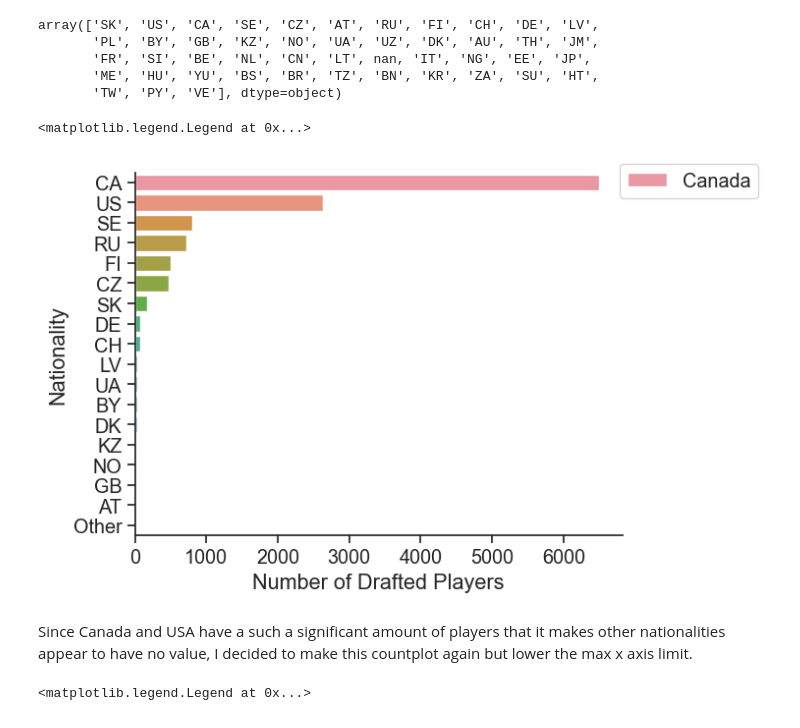
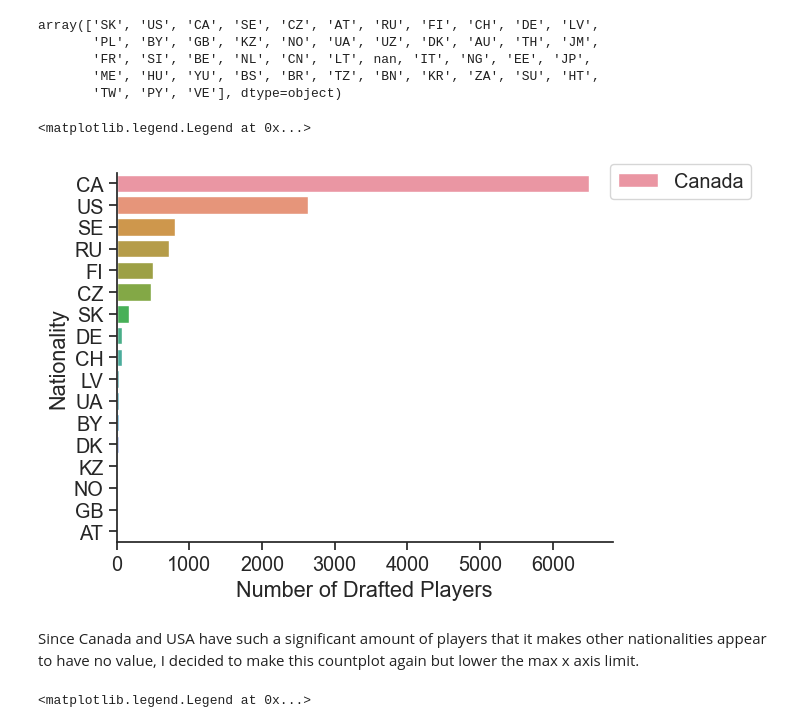
Before and after one commit to ubco-W2022T2-data301/project-group-group31, a Jupyter notebook: analysis/analysis2.ipynb, the cells around one changed output. Drawn from its saved outputs; the diff is of its cells as text; code cells hidden in the pictures.

```diff
--- a/analysis/analysis2.ipynb
+++ b/analysis/analysis2.ipynb
@@ -49,17 +49,17 @@ import matplotlib.pyplot as plt
 plt.rc("axes.spines", top=False, right=False)
 # %%
 sns.countplot(y='nationality', data = df, order=['CA', 'US', 'SE', 'RU', 'FI', 'CZ', 'SK', 'DE', 'CH', 'LV',
-'UA','BY','DK', 'KZ', 'NO', 'GB','AT','Other']).set(xlim=(0,None), ylabel="Nationality",xlabel="Number of Drafted Players")
+'UA','BY','DK', 'KZ', 'NO', 'GB','AT']).set(xlim=(0,None), ylabel="Nationality",xlabel="Number of Drafted Players")
 plt.legend(labels=["Canada","USA","Sweden","Russia","Czechia","Slovakia","Denmark","Germany","Latvia",
-           "Ukraine","Belarus","Denmark","Kazakhstan","Norway","Great Britain","Austria", "Other"],
+           "Ukraine","Belarus","Denmark","Kazakhstan","Norway","Great Britain","Austria"],
            loc='upper right', bbox_to_anchor=(1.3, 1.05))
-#Other = pd.DataFrame()
+#Other = pd.DataFrame() (likely not needed)
 #Other = df[df['nationality'] == ['PL', 'UZ', 'AU', 'TH', 'JM','FR', 'SI', 'BE', 'NL', 'CN', 'LT', 'IT', 'NG', 'EE', 'JP', 'ME', 'HU', 'YU', 'BS', 'BR', 'TZ', 'BN', 'KR', 'ZA', 'SU', 'HT', 'TW', 'PY', 'VE']]
 # %% [output]
 <matplotlib.legend.Legend at 0x...>
-[figure, old version]
+[figure, new version]
 # %% [markdown]
-Since Canada and USA have a such a significant amount of players that it makes other nationalities appear to have no value, I decided to make this countplot again but lower the max x axis limit.
+Since Canada and USA have such a significant amount of players that it makes other nationalities appear to have no value, I decided to make this countplot again but lower the max x axis limit.
 # %%
 plt.figure(figsize=(10,15))
 #y_pos = np.arange(len(countries.values()))
```
Also changed, not shown: 1 other file.
